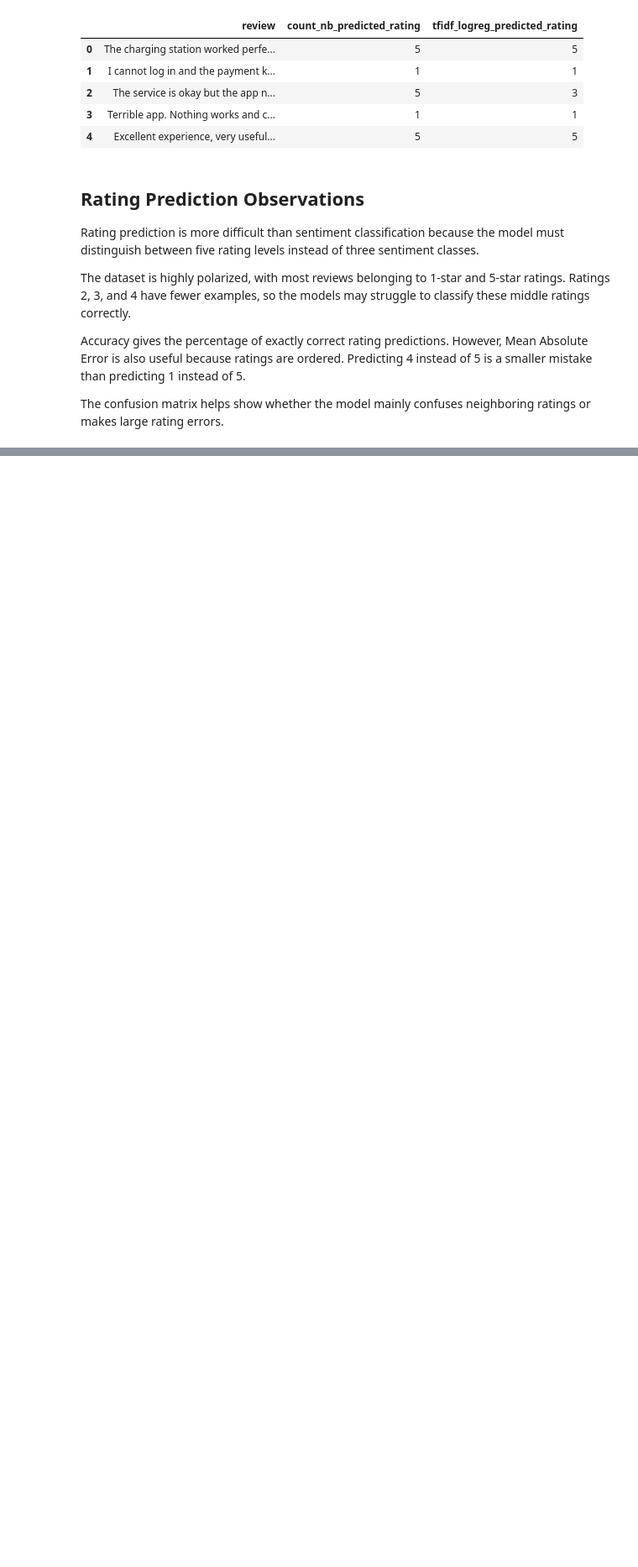
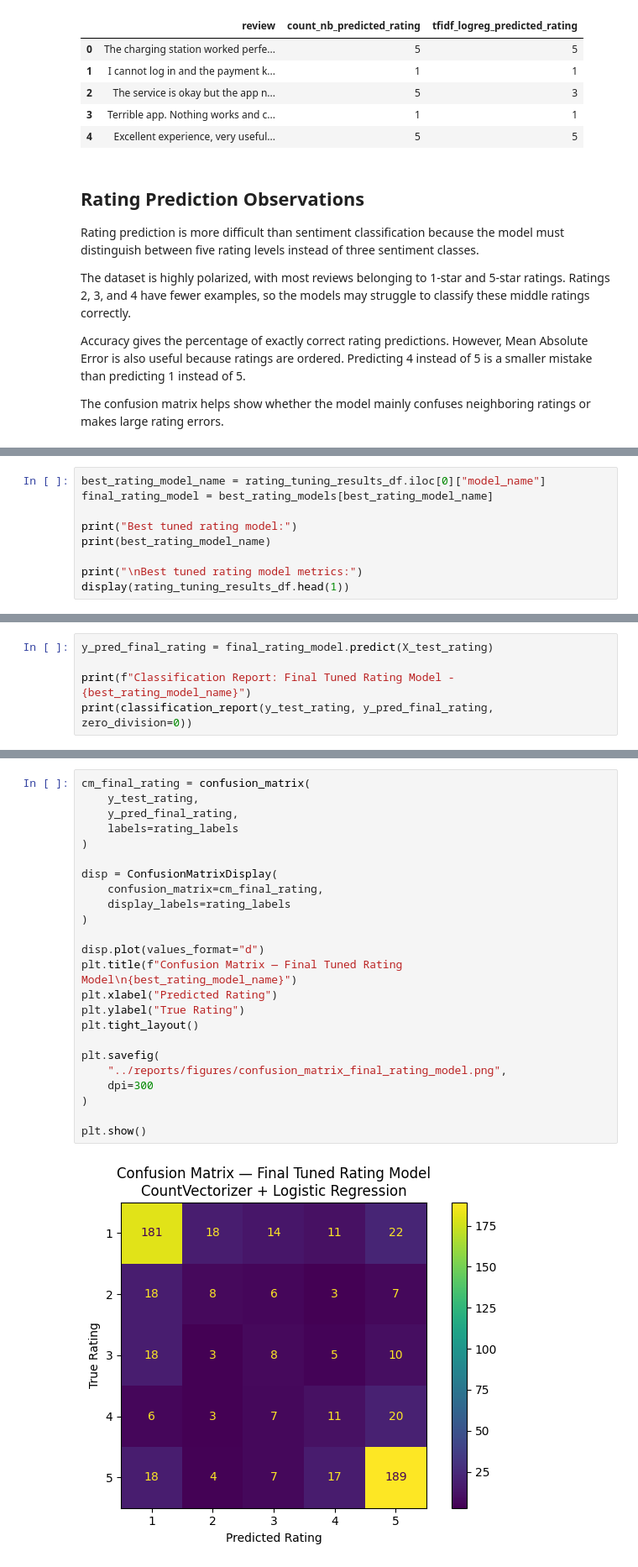
Before and after one commit to jay050699/energy-app-review-sentiment-rating-prediction, a Jupyter notebook: notebooks/03_model_training_evaluation.ipynb, the cells around one changed output, grey strips where cells are left out. Shown at 84% size. Drawn from its saved outputs; the diff is of its cells as text; blank space fills up the shorter version.

Commit message:
Simplify final rating model comparison

```diff
--- a/notebooks/03_model_training_evaluation.ipynb
+++ b/notebooks/03_model_training_evaluation.ipynb
@@ -1251,0 +1459,9 @@ The confusion matrix helps show whether the model mainly confuses neighboring ra
+# %%
+best_rating_model_name = rating_tuning_results_df.iloc[0]["model_name"]
+final_rating_model = best_rating_models[best_rating_model_name]
+
+print("Best tuned rating model:")
+print(best_rating_model_name)
+
+print("\nBest tuned rating model metrics:")
+display(rating_tuning_results_df.head(1))
@@ -1251,0 +1475,5 @@ The confusion matrix helps show whether the model mainly confuses neighboring ra
+# %%
+y_pred_final_rating = final_rating_model.predict(X_test_rating)
+
+print(f"Classification Report: Final Tuned Rating Model - {best_rating_model_name}")
+print(classification_report(y_test_rating, y_pred_final_rating, zero_division=0))
@@ -1251,0 +1518,26 @@ The confusion matrix helps show whether the model mainly confuses neighboring ra
+# %%
+cm_final_rating = confusion_matrix(
+    y_test_rating,
+    y_pred_final_rating,
+    labels=rating_labels
+)
+
+disp = ConfusionMatrixDisplay(
+    confusion_matrix=cm_final_rating,
+    display_labels=rating_labels
+)
+
+disp.plot(values_format="d")
+plt.title(f"Confusion Matrix — Final Tuned Rating Model\n{best_rating_model_name}")
+plt.xlabel("Predicted Rating")
+plt.ylabel("True Rating")
+plt.tight_layout()
+
+plt.savefig(
+    "../reports/figures/confusion_matrix_final_rating_model.png",
+    dpi=300
+)
+
+plt.show()
+# %% [output]
+[figure, added]
```
Also changed, not shown: parts of 13 cells of this notebook, 1 other file.
